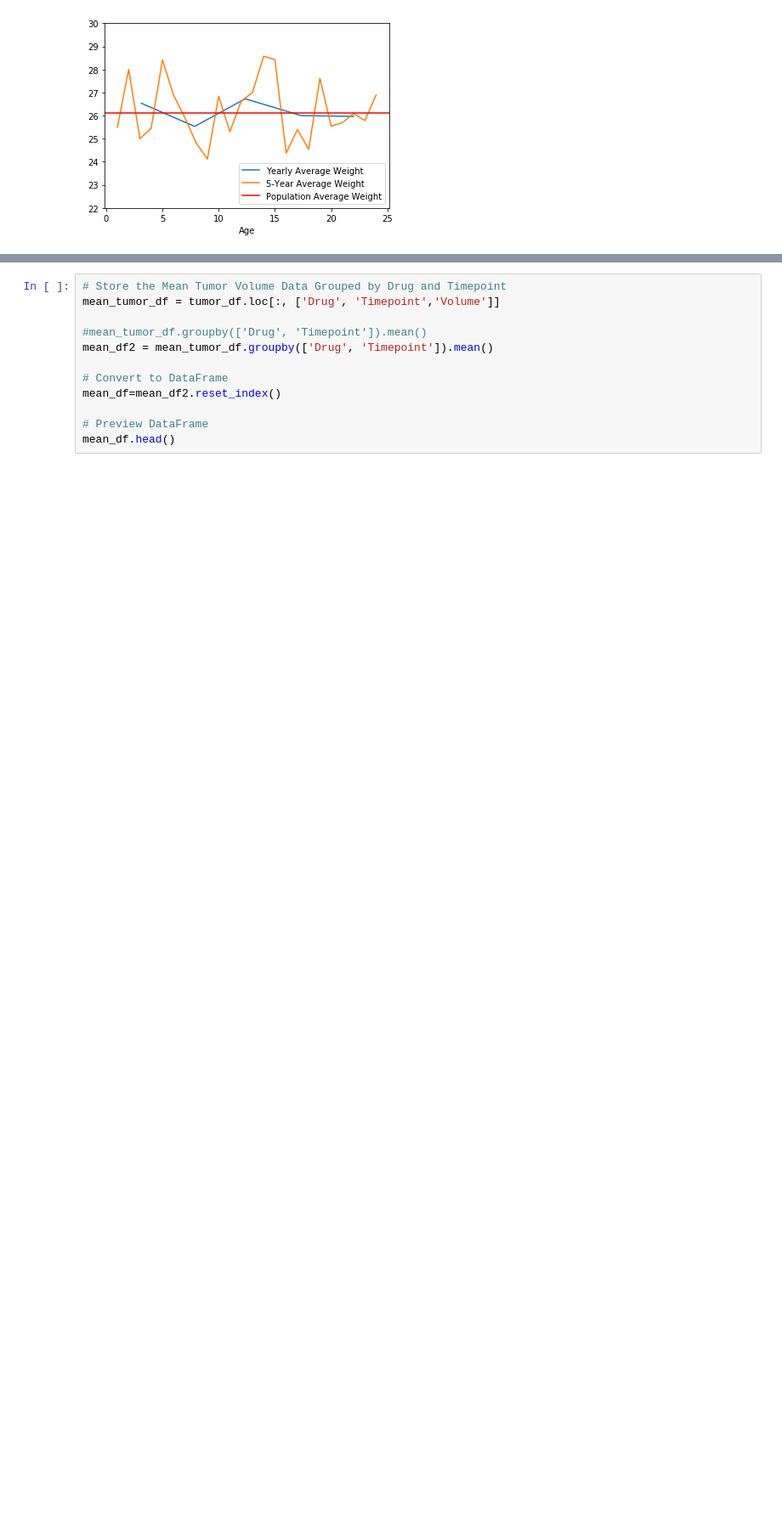
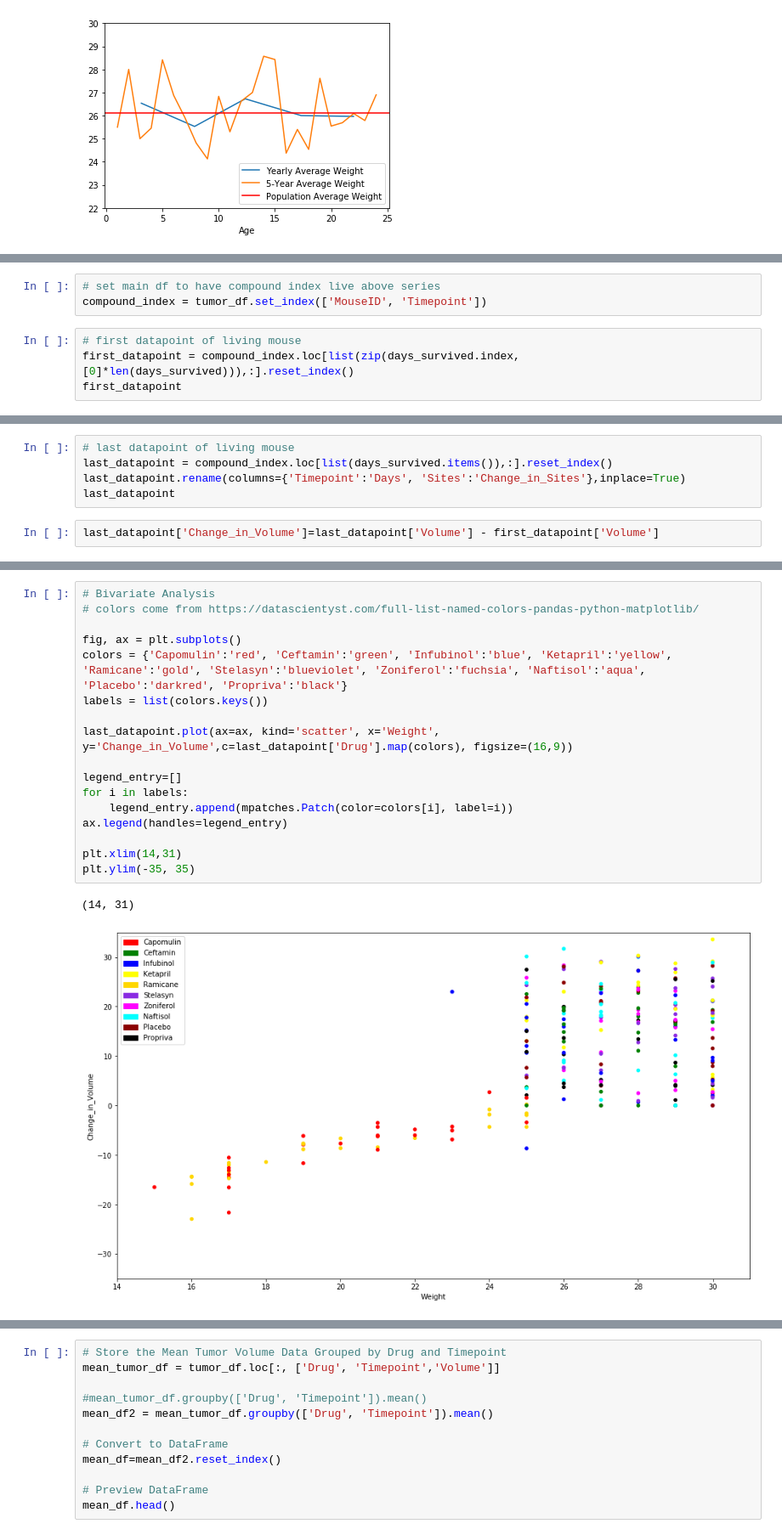
Before and after one commit to ejw-data/matplotlib-drug-eval, a Jupyter notebook: drug_analysis.ipynb, the cells around one changed output, grey strips where cells are left out. Shown at 85% size. Cells and saved outputs as stored; diff of their text form; blank space fills up the shorter version.

```diff
--- a/drug_analysis.ipynb
+++ b/drug_analysis.ipynb
@@ -296,0 +456,7 @@ for i in range(2):
+# %%
+# set main df to have compound index live above series
+compound_index = tumor_df.set_index(['MouseID', 'Timepoint'])
+# %%
+# first datapoint of living mouse
+first_datapoint = compound_index.loc[list(zip(days_survived.index,[0]*len(days_survived))),:].reset_index()
+first_datapoint
@@ -296,0 +477,7 @@ for i in range(2):
+# %%
+# last datapoint of living mouse
+last_datapoint = compound_index.loc[list(days_survived.items()),:].reset_index()
+last_datapoint.rename(columns={'Timepoint':'Days', 'Sites':'Change_in_Sites'},inplace=True)
+last_datapoint
+# %%
+last_datapoint['Change_in_Volume']=last_datapoint['Volume'] - first_datapoint['Volume']
@@ -296,0 +538,20 @@ for i in range(2):
+# %%
+# Bivariate Analysis
+# colors come from https://datascientyst.com/full-list-named-colors-pandas-python-matplotlib/
+
+fig, ax = plt.subplots()
+colors = {'Capomulin':'red', 'Ceftamin':'green', 'Infubinol':'blue', 'Ketapril':'yellow', 'Ramicane':'gold', 'Stelasyn':'blueviolet', 'Zoniferol':'fuchsia', 'Naftisol':'aqua', 'Placebo':'darkred', 'Propriva':'black'}
+labels = list(colors.keys())
+
+last_datapoint.plot(ax=ax, kind='scatter', x='Weight', y='Change_in_Volume',c=last_datapoint['Drug'].map(colors), figsize=(16,9))
+
+legend_entry=[]
+for i in labels:
+    legend_entry.append(mpatches.Patch(color=colors[i], label=i))
+ax.legend(handles=legend_entry)
+
+plt.xlim(14,31)
+plt.ylim(-35, 35)
+# %% [output]
+(14, 31)
+[figure, added]
```
Also changed, not shown: parts of 36 cells of this notebook.
